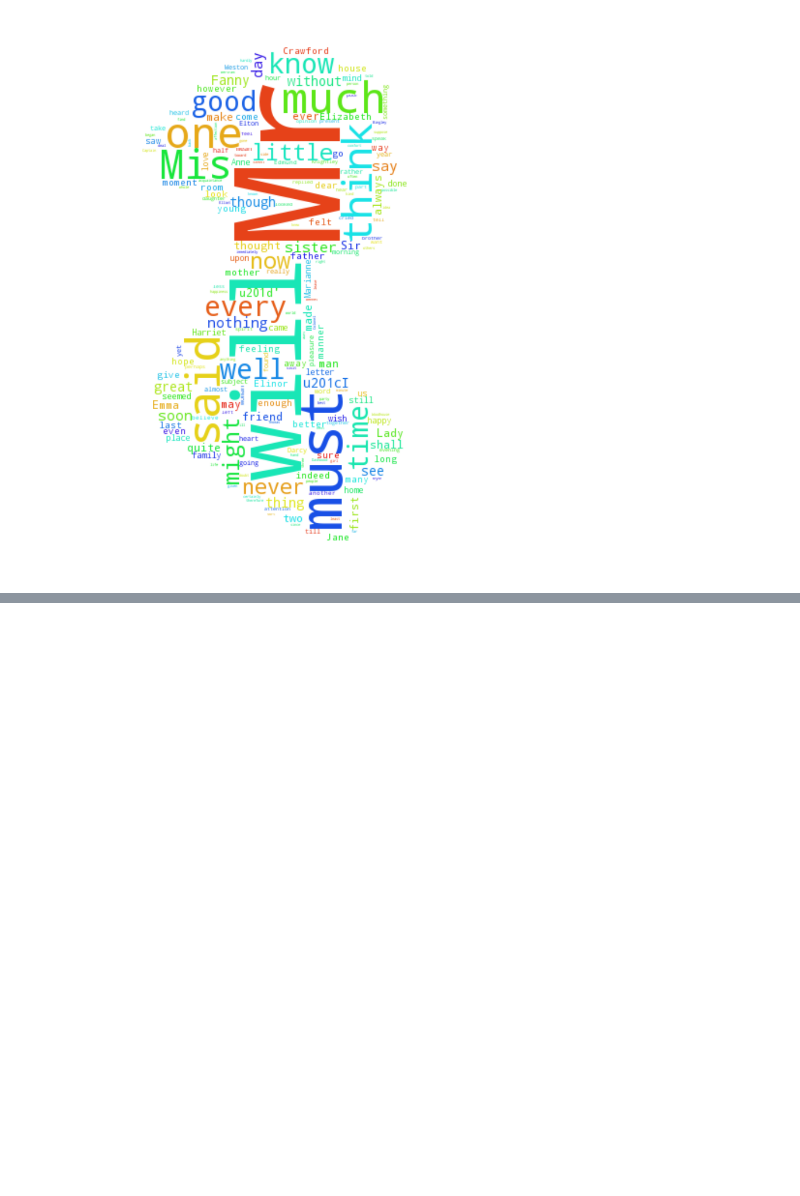
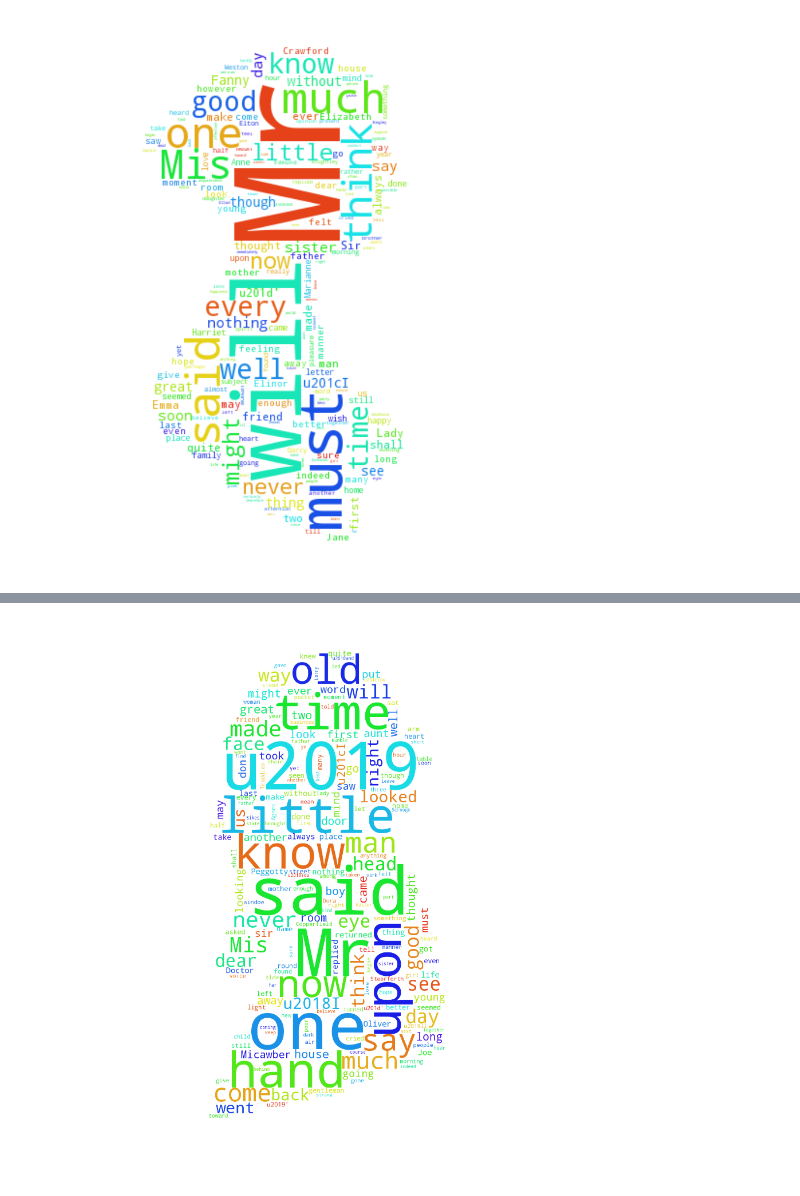
Before and after one commit to fangzhimeng/spark_nlp, a Jupyter notebook: NickAuthorRecognitionViz.ipynb, the cells around one changed output, grey strips where cells are left out. Drawn from its saved outputs; the diff is of its cells as text; code cells hidden in the pictures; blank space fills up the shorter version.

```diff
--- a/NickAuthorRecognitionViz.ipynb
+++ b/NickAuthorRecognitionViz.ipynb
@@ -246,0 +239,4 @@ make_cloud(austen_text, './images/JaneAusten.jpg')
+# %%
+make_cloud(dickens_text, './images/CharlesDickens.jpg')
+# %% [output]
+[figure, added]
```
Also changed, not shown: parts of 2 cells of this notebook, 2 other files.
